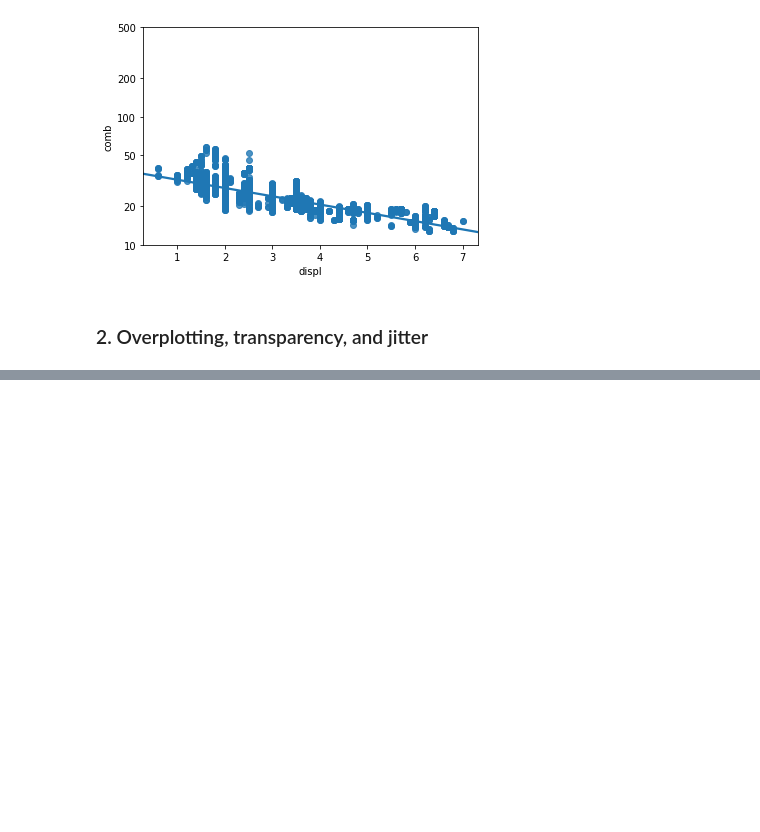
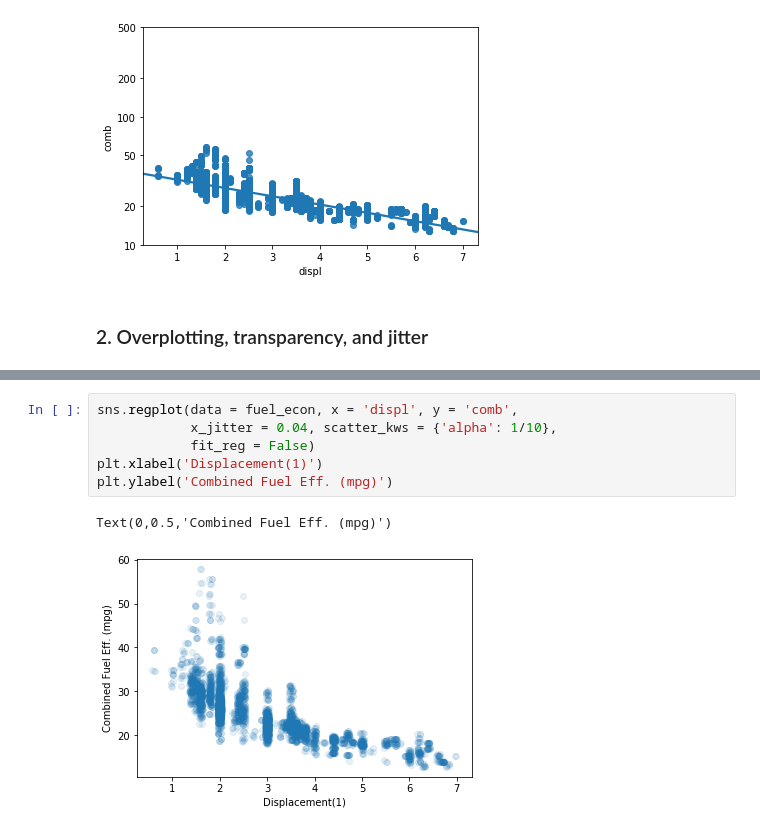
Before and after one commit to freena22/Python-AI-Udacity-Nanodegree, a Jupyter notebook: Matplotlib_Seaborn_Practice_2.ipynb, the cells around one changed output, grey strips where cells are left out. Drawn from its saved outputs; the diff is of its cells as text; blank space fills up the shorter version.

```diff
--- a/Matplotlib_Seaborn_Practice_2.ipynb
+++ b/Matplotlib_Seaborn_Practice_2.ipynb
@@ -69,0 +102,9 @@ plt.yticks(log_trans(tick_locs), tick_locs)
+# %%
+sns.regplot(data = fuel_econ, x = 'displ', y = 'comb',
+            x_jitter = 0.04, scatter_kws = {'alpha': 1/10},
+            fit_reg = False)
+plt.xlabel('Displacement(1)')
+plt.ylabel('Combined Fuel Eff. (mpg)')
+# %% [output]
+Text(0,0.5,'Combined Fuel Eff. (mpg)')
+[figure, added]
```
Also changed, not shown: parts of 28 cells of this notebook.
